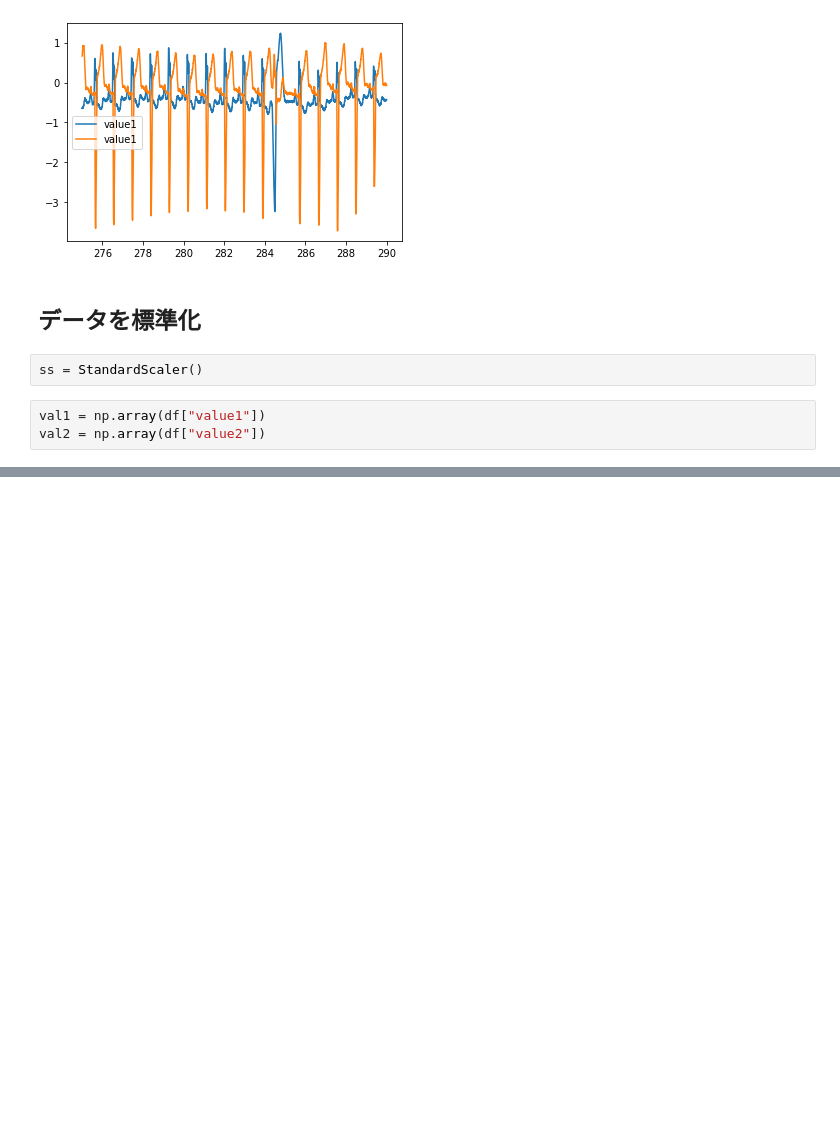
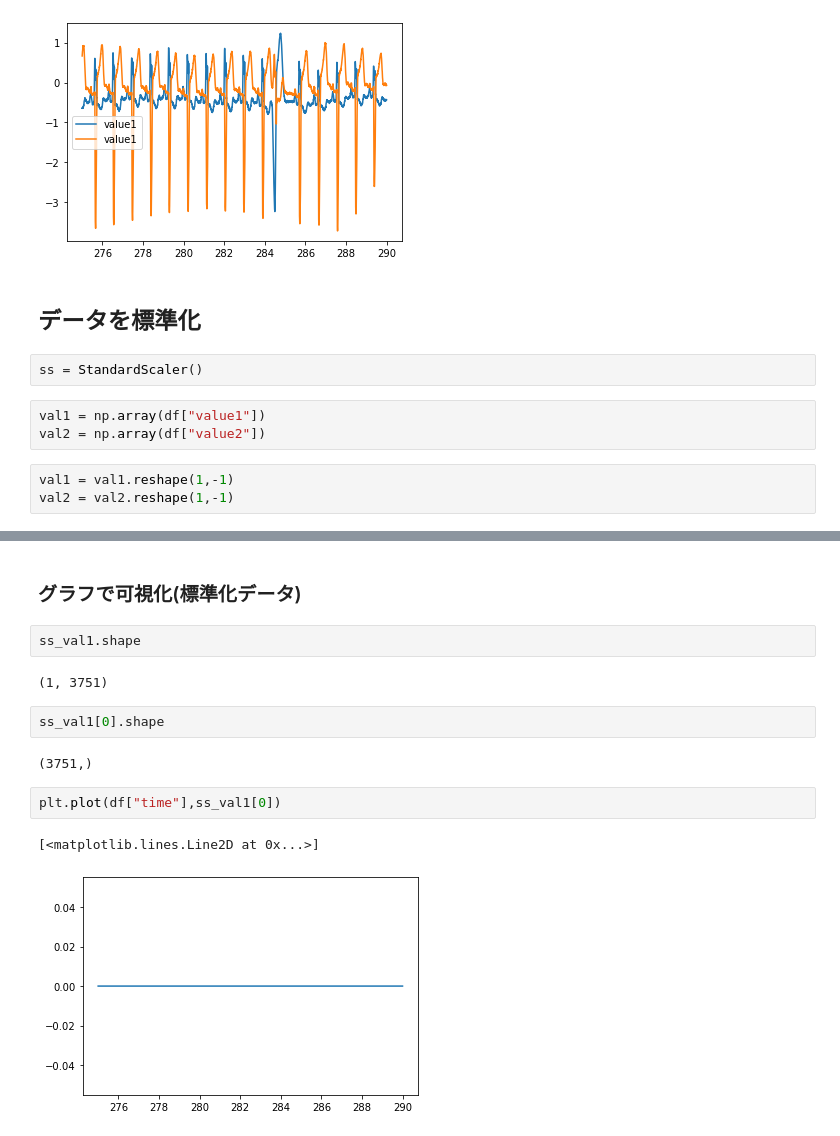
Before and after one commit to takaya-0808/MachineLearning, a Jupyter notebook: work/時系列データ分析/異常値検知/DetectOutlier.ipynb, the cells around one changed output, grey strips where cells are left out. Cells and saved outputs as stored; diff of their text form; blank space fills up the shorter version.

```diff
--- a/work/時系列データ分析/異常値検知/DetectOutlier.ipynb
+++ b/work/時系列データ分析/異常値検知/DetectOutlier.ipynb
@@ -56,6 +56,9 @@ ss = StandardScaler()
 # %%
 val1 = np.array(df["value1"])
 val2 = np.array(df["value2"])
+# %%
+val1 = val1.reshape(1,-1)
+val2 = val2.reshape(1,-1)
 # %%
 ss_val1 = ss.fit_transform(val1)
 ss_val2 = ss.fit_transform(val2)
@@ -68,0 +65,15 @@ Reshape your data either using array.reshape(-1, 1) if your data has a single fe
+# %% [markdown]
+### グラフで可視化(標準化データ)
+# %%
+ss_val1.shape
+# %% [output]
+(1, 3751)
+# %%
+ss_val1[0].shape
+# %% [output]
+(3751,)
+# %%
+plt.plot(df["time"],ss_val1[0])
+# %% [output]
+[<matplotlib.lines.Line2D at 0x...>]
+[figure, added]
```
Also changed, not shown: parts of 3 cells of this notebook.
